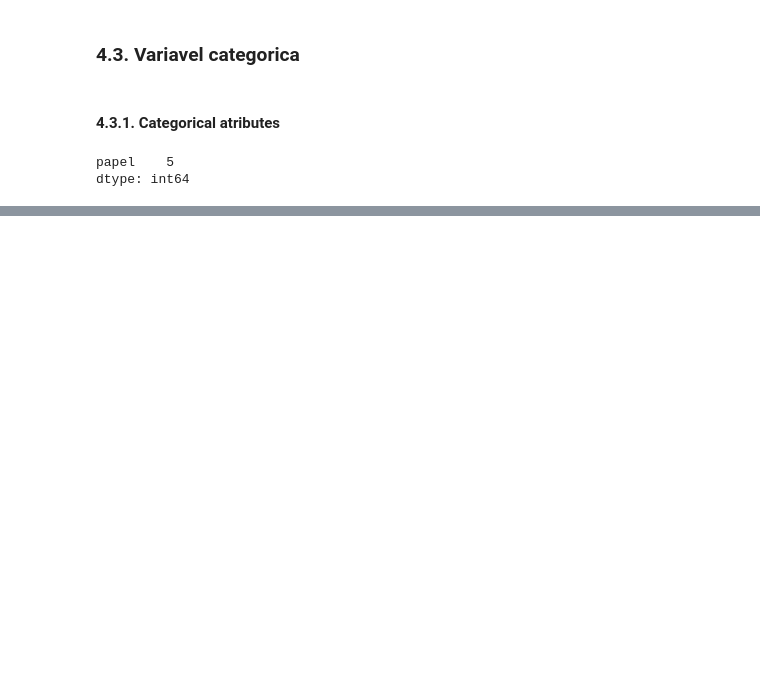
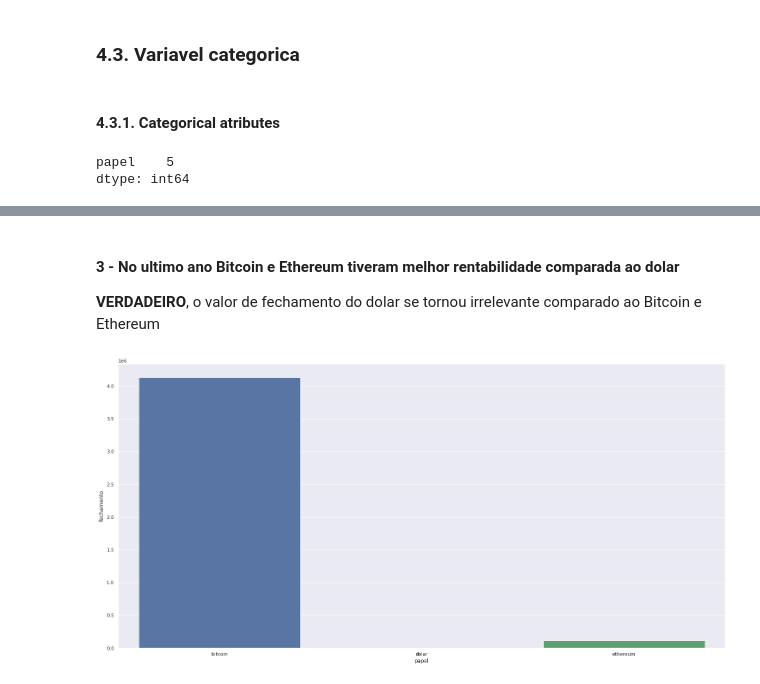
Before and after one commit to wilianuhlmann/predict_profitability_dr, a Jupyter notebook: alpha_funding.ipynb, the cells around one changed output, grey strips where cells are left out. Drawn from its saved outputs; the diff is of its cells as text; code cells hidden in the pictures; blank space fills up the shorter version.

```diff
--- a/alpha_funding.ipynb
+++ b/alpha_funding.ipynb
@@ -754,0 +820,14 @@ sns.countplot(df4['papel']);
+# %% [markdown]
+#### **3** - No ultimo ano Bitcoin e Ethereum tiveram melhor rentabilidade comparada ao dolar
+**VERDADEIRO**, o valor de fechamento do dolar se tornou irrelevante comparado ao Bitcoin e Ethereum
+# %%
+# Estou usando o ano de 2020 como base para ultimo ano pois em 2021 os dados não estão completos
+# Vou verificar também como  foi o ano de 2019 pois devido a pandemia em 2020 podem ter existido fatores fora da normalidade/naturalidade ainda
+# que não seja um outlier pois é algo que realmente ocorreu
+
+aux = df4[df4['ano'] == 2020]
+aux2 = aux[(aux['papel'] == 'bitcoin') | (aux['papel'] == 'ethereum') | (aux['papel'] == 'dolar')]
+aux3 = aux2[['ano', 'papel', 'fechamento']].groupby(['ano', 'papel']).sum().reset_index()
+sns.barplot(x='papel', y='fechamento', data=aux3);
+# %% [output]
+[figure, added]
```
Also changed, not shown: parts of 49 cells of this notebook.
